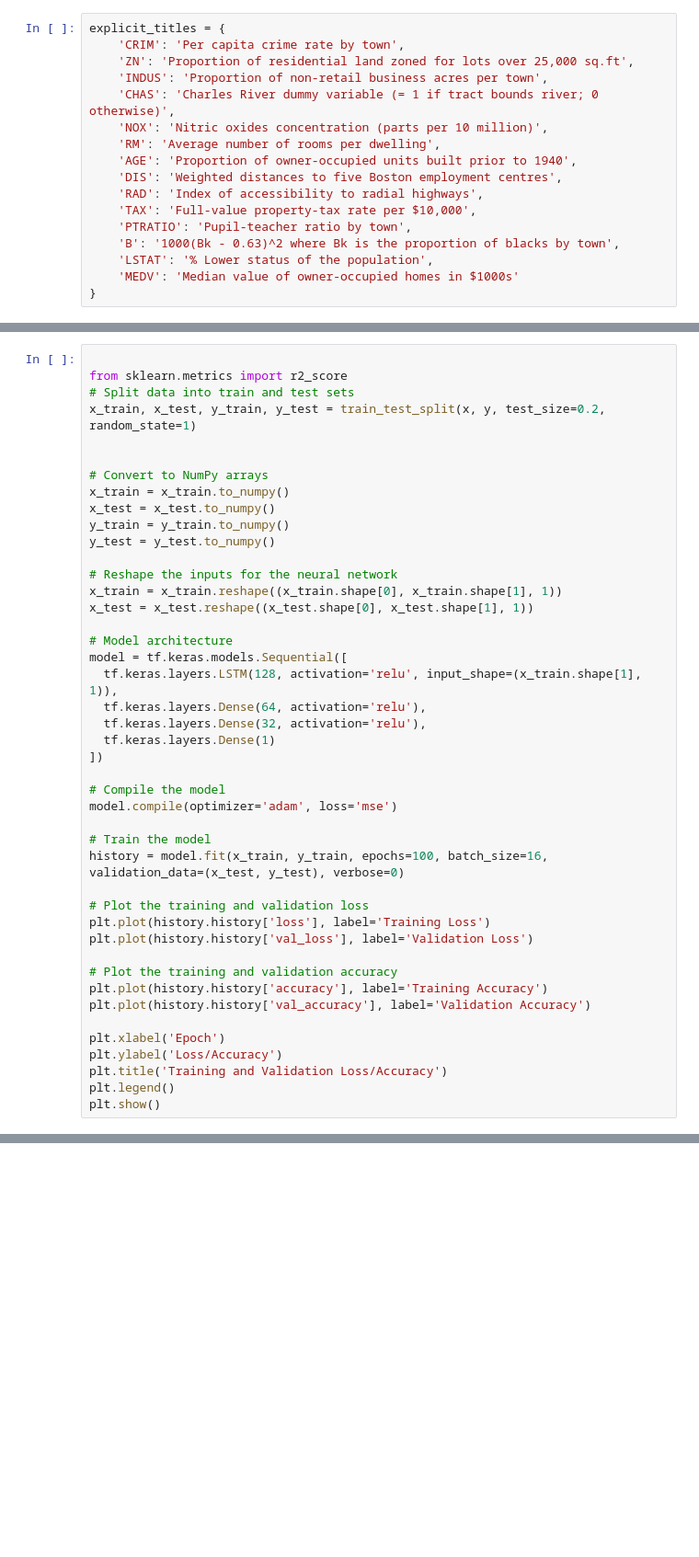
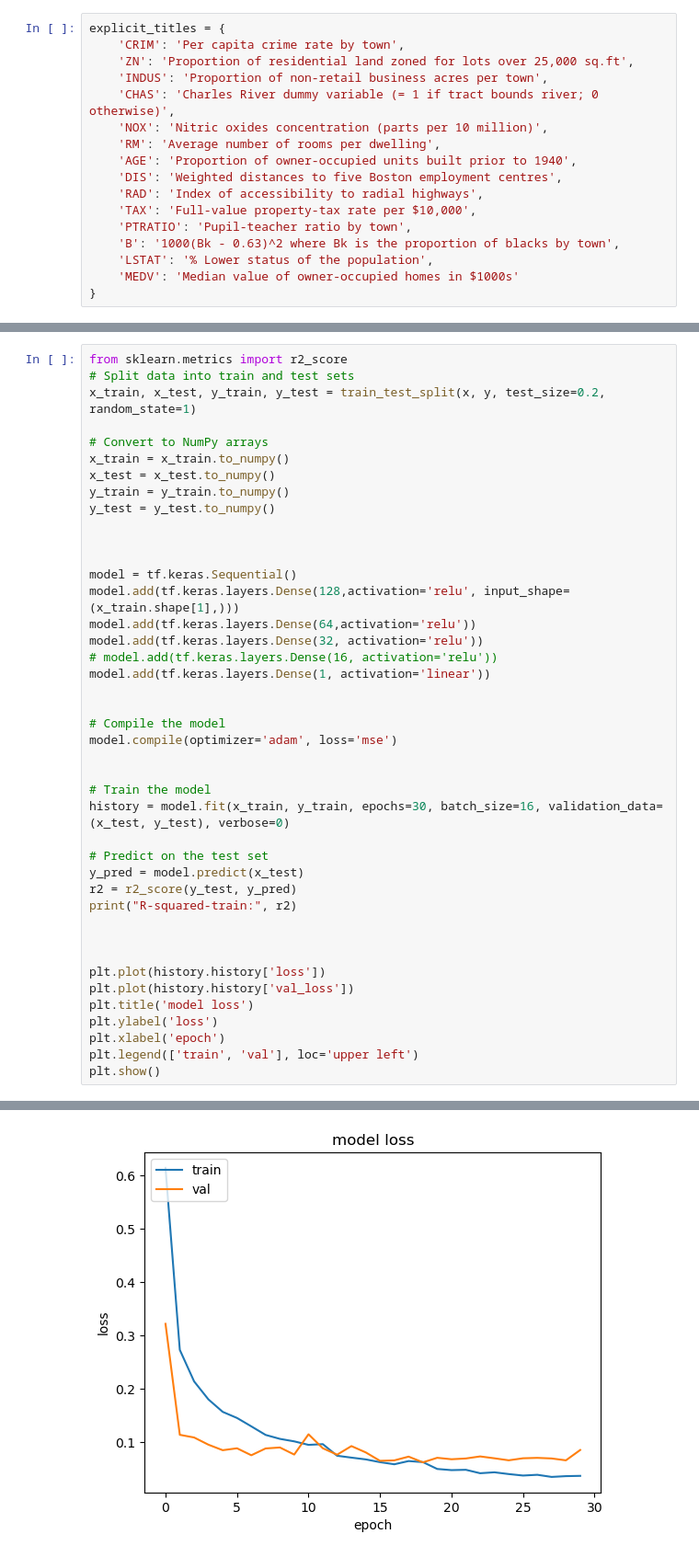
Before and after one commit to AlbertNg02/housing-price-prediction, a Jupyter notebook: main.ipynb, the cells around one changed output, grey strips where cells are left out. Shown at 92% size. Cells and saved outputs as stored; diff of their text form; blank space fills up the shorter version.

```diff
--- a/main.ipynb
+++ b/main.ipynb
@@ -134,9 +238,7 @@ plt.show()
 # %%
-
 from sklearn.metrics import r2_score
 # Split data into train and test sets
 x_train, x_test, y_train, y_test = train_test_split(x, y, test_size=0.2, random_state=1)
-
 
 # Convert to NumPy arrays
 x_train = x_train.to_numpy()
@@ -144,34 +246,35 @@ x_test = x_test.to_numpy()
 y_train = y_train.to_numpy()
 y_test = y_test.to_numpy()
 
-# Reshape the inputs for the neural network
-x_train = x_train.reshape((x_train.shape[0], x_train.shape[1], 1))
-x_test = x_test.reshape((x_test.shape[0], x_test.shape[1], 1))
 
-# Model architecture
-model = tf.keras.models.Sequential([
-  tf.keras.layers.LSTM(128, activation='relu', input_shape=(x_train.shape[1], 1)),
-  tf.keras.layers.Dense(64, activation='relu'),
-  tf.keras.layers.Dense(32, activation='relu'),
-  tf.keras.layers.Dense(1)
-])
+
+model = tf.keras.Sequential()
+model.add(tf.keras.layers.Dense(128,activation='relu', input_shape=(x_train.shape[1],)))
+model.add(tf.keras.layers.Dense(64,activation='relu'))
+model.add(tf.keras.layers.Dense(32, activation='relu'))
+# model.add(tf.keras.layers.Dense(16, activation='relu'))
+model.add(tf.keras.layers.Dense(1, activation='linear'))
+
 
 # Compile the model
 model.compile(optimizer='adam', loss='mse')
 
+
 # Train the model
-history = model.fit(x_train, y_train, epochs=100, batch_size=16, validation_data=(x_test, y_test), verbose=0)
+history = model.fit(x_train, y_train, epochs=30, batch_size=16, validation_data=(x_test, y_test), verbose=0)
 
-# Plot the training and validation loss
-plt.plot(history.history['loss'], label='Training Loss')
-plt.plot(history.history['val_loss'], label='Validation Loss')
+# Predict on the test set
+y_pred = model.predict(x_test)
+r2 = r2_score(y_test, y_pred)
+print("R-squared-train:", r2)
 
-# Plot the training and validation accuracy
-plt.plot(history.history['accuracy'], label='Training Accuracy')
-plt.plot(history.history['val_accuracy'], label='Validation Accuracy')
 
-plt.xlabel('Epoch')
-plt.ylabel('Loss/Accuracy')
-plt.title('Training and Validation Loss/Accuracy')
-plt.legend()
+
+plt.plot(history.history['loss'])
+plt.plot(history.history['val_loss'])
+plt.title('model loss')
+plt.ylabel('loss')
+plt.xlabel('epoch')
+plt.legend(['train', 'val'], loc='upper left')
 plt.show()
+# %% [output]
@@ -178,3 +283,4 @@ plt.show()
+[figure, added]
 # %%
 from sklearn.ensemble import RandomForestRegressor
 import matplotlib.pyplot as plt
```
Also changed, not shown: parts of 14 cells of this notebook, 1 other file.
